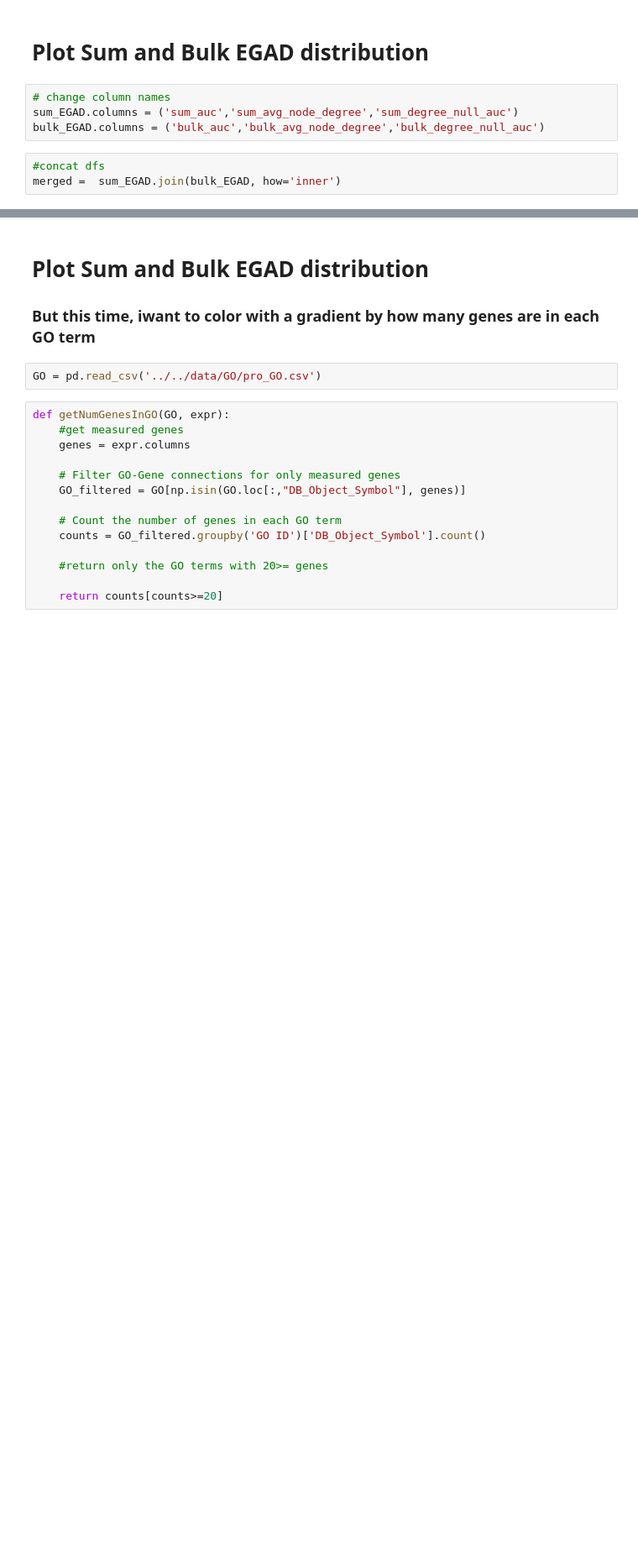
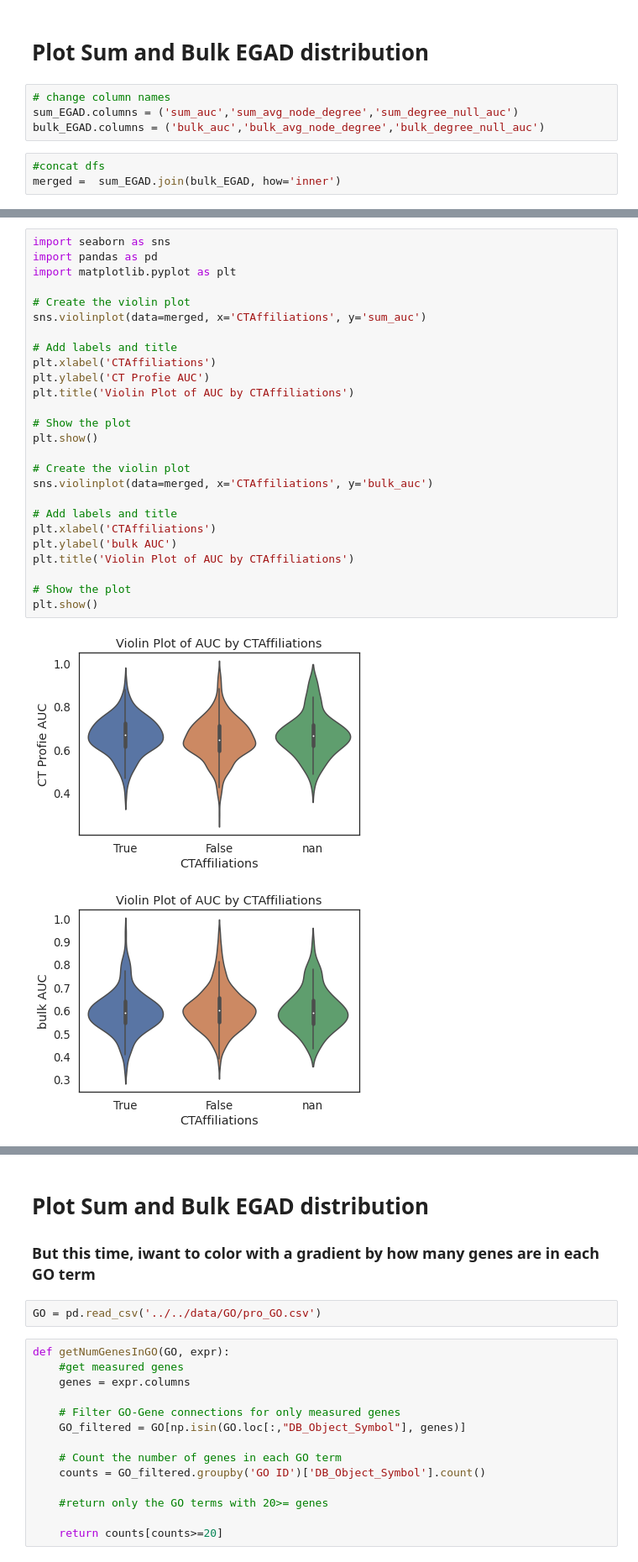
Before and after one commit to AlexAdrian-Hamazaki/Pseudobulk_Function_Pipeline, a Jupyter notebook: bin/exploration/compareEGAGOBal.ipynb, the cells around one changed output, grey strips where cells are left out. Shown at 84% size. Drawn from its saved outputs; the diff is of its cells as text; blank space fills up the shorter version.

```diff
--- a/bin/exploration/compareEGAGOBal.ipynb
+++ b/bin/exploration/compareEGAGOBal.ipynb
@@ -51,3 +85,32 @@ plt.savefig('auc_comparison_plot.png', dpi=300)
+# %%
+import seaborn as sns
+import pandas as pd
+import matplotlib.pyplot as plt
+
+# Create the violin plot
+sns.violinplot(data=merged, x='CTAffiliations', y='sum_auc')
+
+# Add labels and title
+plt.xlabel('CTAffiliations')
+plt.ylabel('CT Profie AUC')
+plt.title('Violin Plot of AUC by CTAffiliations')
+
+# Show the plot
+plt.show()
+
+# Create the violin plot
+sns.violinplot(data=merged, x='CTAffiliations', y='bulk_auc')
+
+# Add labels and title
+plt.xlabel('CTAffiliations')
+plt.ylabel('bulk AUC')
+plt.title('Violin Plot of AUC by CTAffiliations')
+
+# Show the plot
+plt.show()
+# %% [output]
+[figure, added]
+[figure, added]
 # %%
 np.corrcoef(merged.loc[:,'bulk_auc'], merged.loc[:,'sum_auc'])
 # %% [output]
```
Also changed, not shown: parts of 11 cells of this notebook, 36 other files.
